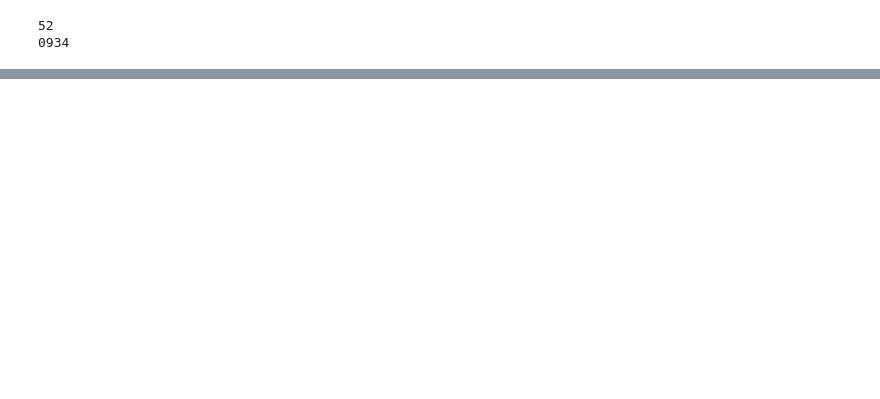
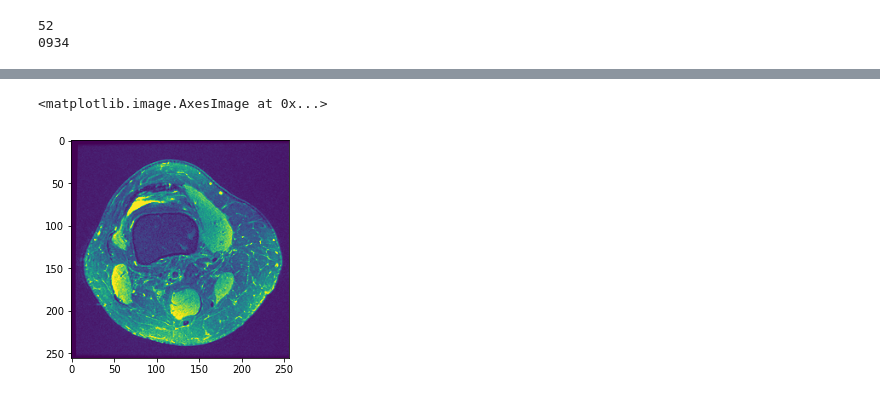
Before and after one commit to onestarYX/MSK-Image-Registration, a Jupyter notebook: MRNet/dataPreprocessor.ipynb, the cells around one changed output, grey strips where cells are left out. Saved outputs shown, nothing was run; the diff lists cells and outputs as text; code cells hidden in the pictures; blank space fills up the shorter version.

```diff
--- a/MRNet/dataPreprocessor.ipynb
+++ b/MRNet/dataPreprocessor.ipynb
@@ -51,0 +177,6 @@ print(resultIndex)
+# %%
+example = np.load('./MRNet-v1.0/train/axial/0000.npy')
+plt.imshow(example[9,:,:])
+# %% [output]
+<matplotlib.image.AxesImage at 0x...>
+[figure, added]
```
Also changed, not shown: parts of 40 cells of this notebook, 2 other files.
